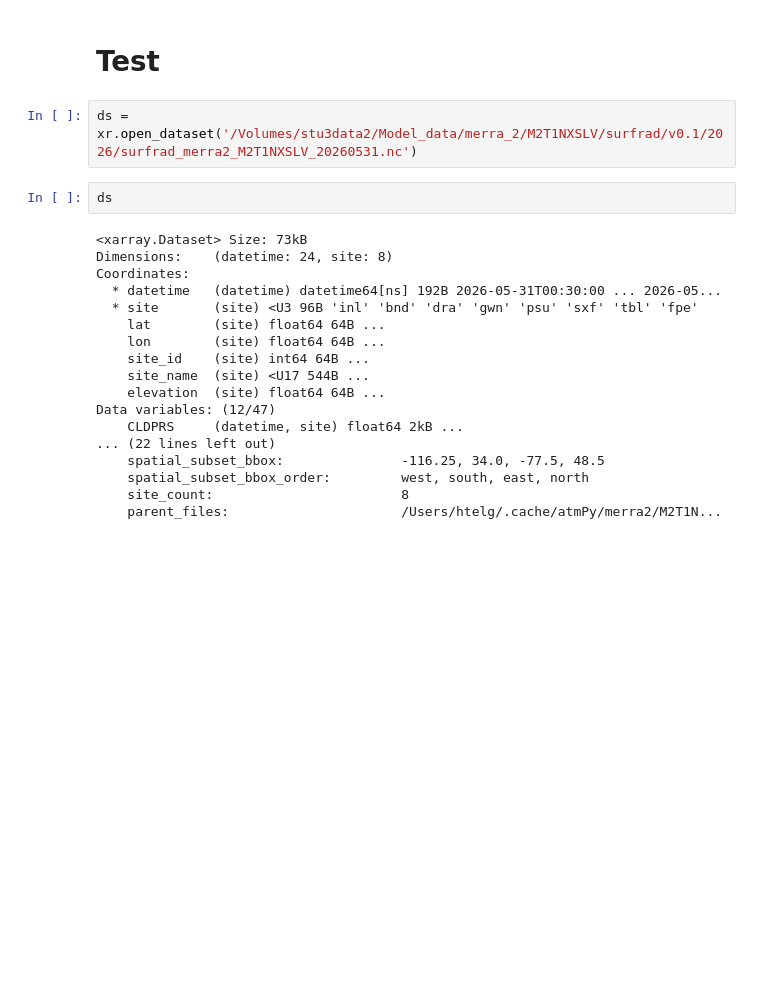
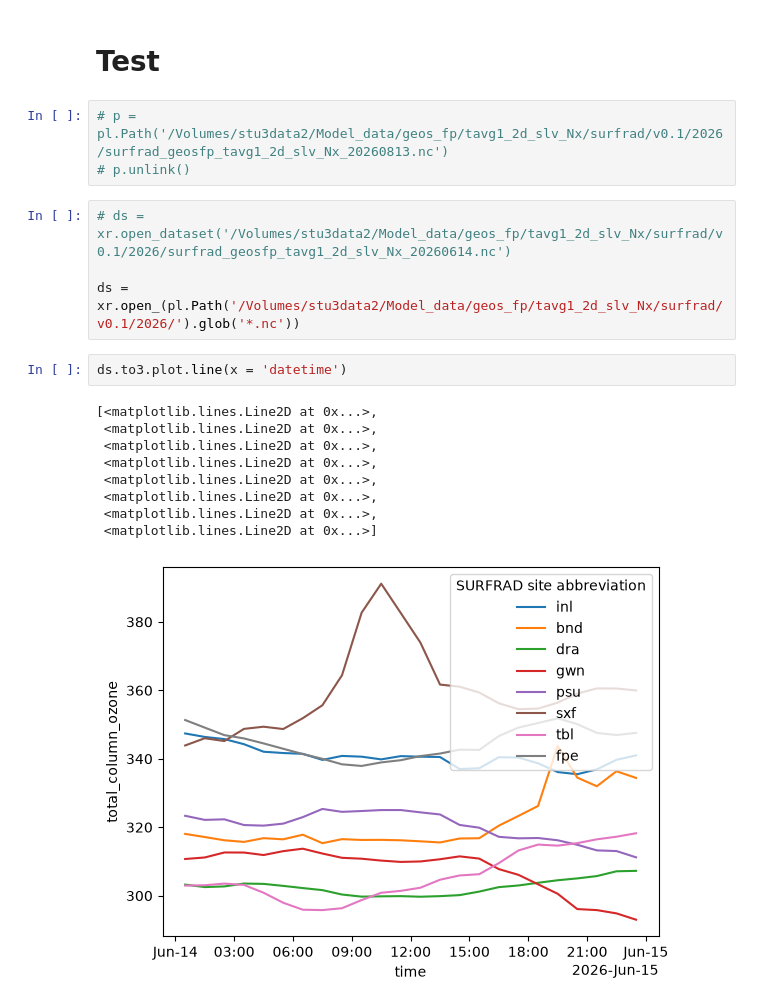
Before and after one commit to hagne/SURFRAD, a Jupyter notebook: notebooks/production/surfrad/model_projections/geos_fp.ipynb, the cells around one changed output. Cells and saved outputs as stored; diff of their text form; blank space fills up the shorter version.

```diff
--- a/notebooks/production/surfrad/model_projections/geos_fp.ipynb
+++ b/notebooks/production/surfrad/model_projections/geos_fp.ipynb
@@ -66,25 +123,22 @@ out_pr['dsout'].sel(site = 'tbl').TO3.plot()
 [figure]
 # %% [markdown]
 # Test
-# %%
-ds = xr.open_dataset('/Volumes/stu3data2/Model_data/merra_2/M2T1NXSLV/surfrad/v0.1/2026/surfrad_merra2_M2T1NXSLV_20260531.nc')
+# %%
+# p = pl.Path('/Volumes/stu3data2/Model_data/geos_fp/tavg1_2d_slv_Nx/surfrad/v0.1/2026/surfrad_geosfp_tavg1_2d_slv_Nx_20260813.nc')
+# p.unlink()
+# %%
+# ds = xr.open_dataset('/Volumes/stu3data2/Model_data/geos_fp/tavg1_2d_slv_Nx/surfrad/v0.1/2026/surfrad_geosfp_tavg1_2d_slv_Nx_20260614.nc')
+
+ds = xr.open_(pl.Path('/Volumes/stu3data2/Model_data/geos_fp/tavg1_2d_slv_Nx/surfrad/v0.1/2026/').glob('*.nc'))
 # %%
-ds
+ds.to3.plot.line(x = 'datetime')
 # %% [output]
-<xarray.Dataset> Size: 73kB
-Dimensions:    (datetime: 24, site: 8)
-Coordinates:
-  * datetime   (datetime) datetime64[ns] 192B 2026-05-31T00:30:00 ... 2026-05...
-  * site       (site) <U3 96B 'inl' 'bnd' 'dra' 'gwn' 'psu' 'sxf' 'tbl' 'fpe'
-    lat        (site) float64 64B ...
-    lon        (site) float64 64B ...
-    site_id    (site) int64 64B ...
-    site_name  (site) <U17 544B ...
-    elevation  (site) float64 64B ...
-Data variables: (12/47)
-    CLDPRS     (datetime, site) float64 2kB ...
-... (22 lines left out)
-    spatial_subset_bbox:               -116.25, 34.0, -77.5, 48.5
-    spatial_subset_bbox_order:         west, south, east, north
-    site_count:                        8
-    parent_files:                      /Users/htelg/.cache/atmPy/merra2/M2T1N...
+[<matplotlib.lines.Line2D at 0x...>,
+ <matplotlib.lines.Line2D at 0x...>,
+ <matplotlib.lines.Line2D at 0x...>,
+ <matplotlib.lines.Line2D at 0x...>,
+ <matplotlib.lines.Line2D at 0x...>,
+ <matplotlib.lines.Line2D at 0x...>,
+ <matplotlib.lines.Line2D at 0x...>,
+ <matplotlib.lines.Line2D at 0x...>]
+[figure, added]
```
Also changed, not shown: parts of 15 cells of this notebook, 5 other files.
